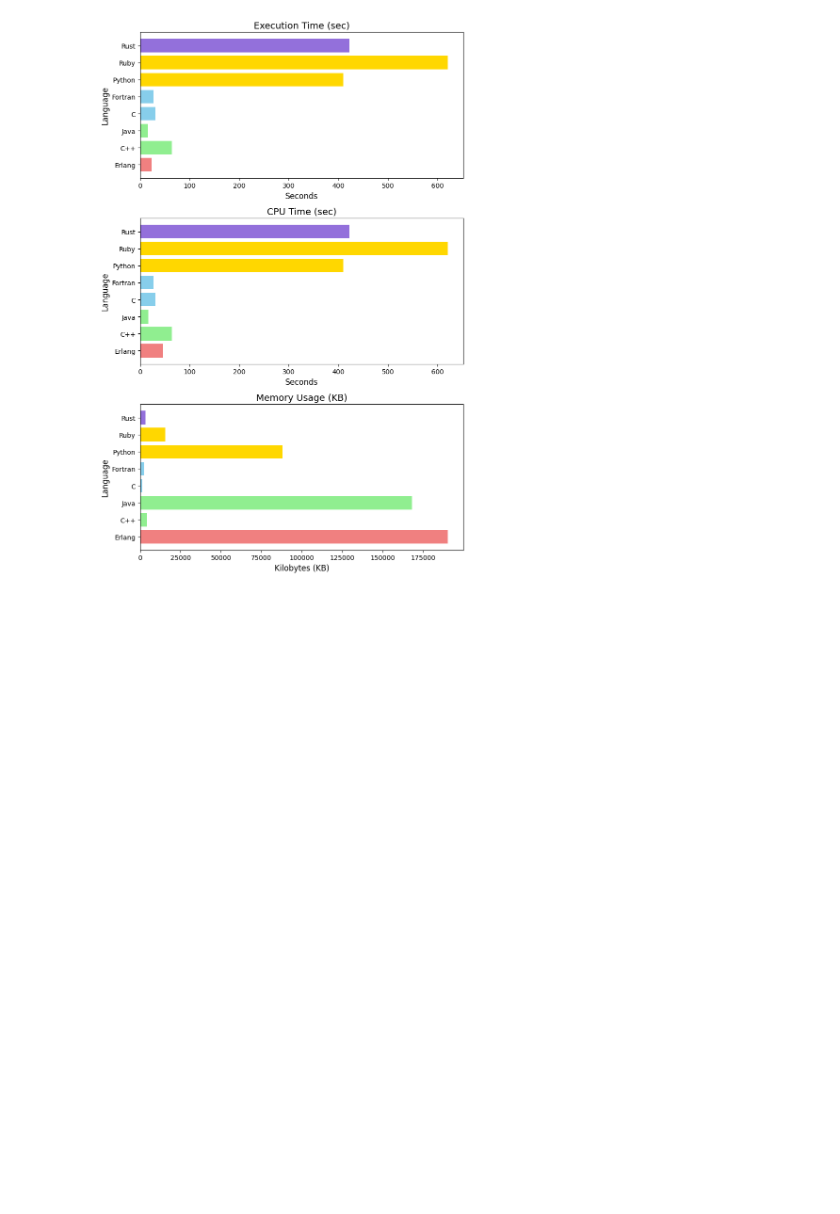
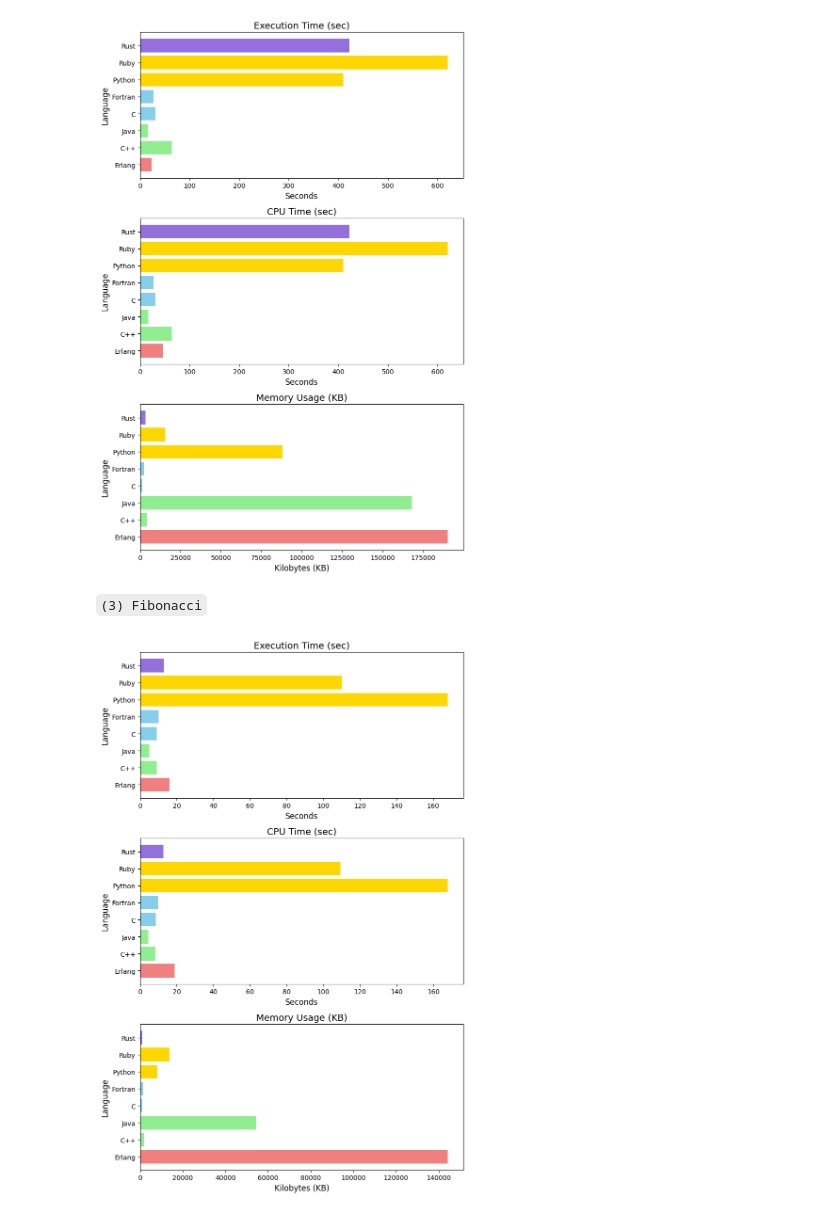
Before and after one commit to reynaldesgr/HPC-Benchmark, a Jupyter notebook: notebook/ACP.ipynb, the cells around one changed output. Drawn from its saved outputs; the diff is of its cells as text; code cells hidden in the pictures; blank space fills up the shorter version.

```diff
--- a/notebook/ACP.ipynb
+++ b/notebook/ACP.ipynb
@@ -232,3 +232,45 @@ plt.tight_layout()
 plt.show()
 # %% [output]
 [figure]
+# %% [markdown]
+``(3) Fibonacci``
+# %%
+import pandas as pd
+import matplotlib.pyplot as plt
+
+data_updated = {
+    'Language': ['C', 'C++', 'Erlang', 'Fortran', 'Java', 'Python', 'Ruby', 'Rust'],
+    'Time': [9.00, 9.00, 16.01, 10.01, 5.00, 168.07, 110.04, 13.01],
+    'CPUTime': [8.57, 8.38, 18.85, 9.98, 4.36, 167.94, 109.39, 12.60],
+    'Memory': [904.0, 1900.0, 144356.0, 1376.0, 54392.0, 7956.0, 13808.0, 988.0],
+    'Paradigm': ['Procedural', 'Object-Oriented', 'Functional', 'Procedural',
+                 'Object-Oriented', 'Scripting', 'Scripting', 'Systems Programming']
+}
+
+df_updated = pd.DataFrame(data_updated)
+df_sorted_updated = df_updated.sort_values(by='Paradigm')
+
+colors = {'Procedural': 'skyblue', 'Object-Oriented': 'lightgreen', 'Functional': 'lightcoral',
+          'Scripting': 'gold', 'Systems Programming': 'mediumpurple'}
+
+fig, axs = plt.subplots(3, 1, figsize=(8, 12))
+
+axs[0].barh(df_sorted_updated['Language'], df_sorted_updated['Time'], color=[colors[par] for par in df_sorted_updated['Paradigm']])
+axs[0].set_title('Execution Time (sec)', fontsize=14)
+axs[0].set_xlabel('Seconds', fontsize=12)
+axs[0].set_ylabel('Language', fontsize=12)
+
+axs[1].barh(df_sorted_updated['Language'], df_sorted_updated['CPUTime'], color=[colors[par] for par in df_sorted_updated['Paradigm']])
+axs[1].set_title('CPU Time (sec)', fontsize=14)
+axs[1].set_xlabel('Seconds', fontsize=12)
+axs[1].set_ylabel('Language', fontsize=12)
+
+axs[2].barh(df_sorted_updated['Language'], df_sorted_updated['Memory'], color=[colors[par] for par in df_sorted_updated['Paradigm']])
+axs[2].set_title('Memory Usage (KB)', fontsize=14)
+axs[2].set_xlabel('Kilobytes (KB)', fontsize=12)
+axs[2].set_ylabel('Language', fontsize=12)
+
+plt.tight_layout()
+plt.show()
+# %% [output]
+[figure, added]
```
Also changed, not shown: 14 other files.
